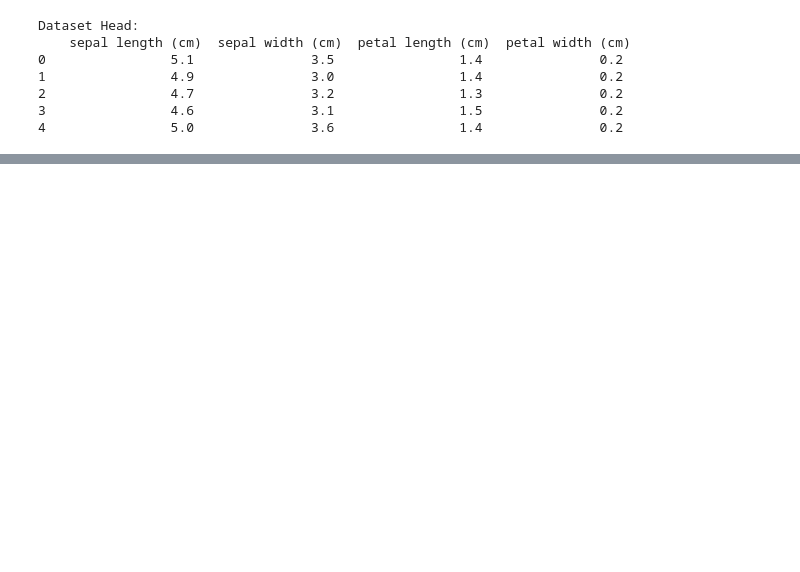
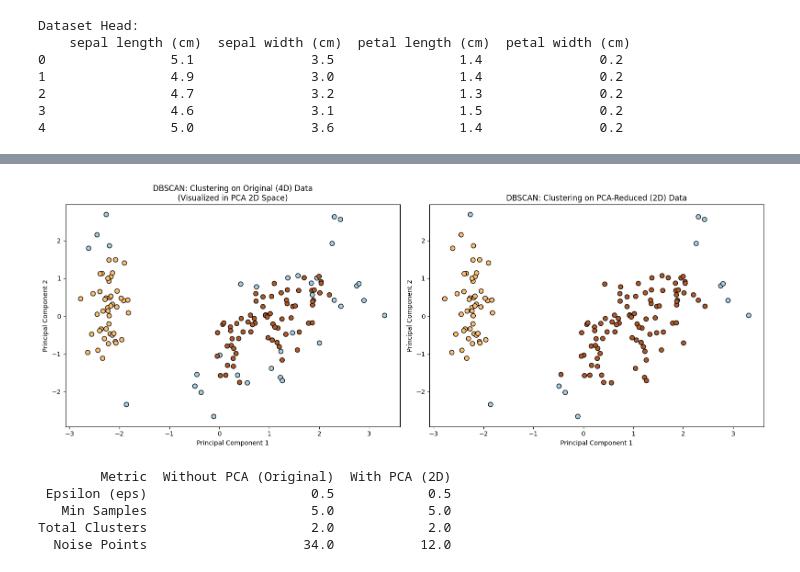
Before and after one commit to YamenObeidat/Activity-3--DBSCAN-PCA, a Jupyter notebook: Welcome_To_Colab.ipynb, the cells around one changed output, grey strips where cells are left out. Saved outputs shown, nothing was run; the diff lists cells and outputs as text; code cells hidden in the pictures; blank space fills up the shorter version.

```diff
--- a/Welcome_To_Colab.ipynb
+++ b/Welcome_To_Colab.ipynb
@@ -28,0 +53,6 @@ X_scaled = scaler.fit_transform(df)
+# %%
+dbscan_orig = DBSCAN(eps=0.5, min_samples=5)
+labels_orig = dbscan_orig.fit_predict(X_scaled)
+# %%
+dbscan_pca = DBSCAN(eps=0.5, min_samples=5)
+labels_pca = dbscan_pca.fit_predict(X_pca)
@@ -28,0 +73,34 @@ X_scaled = scaler.fit_transform(df)
+# %%
+fig, (ax1, ax2) = plt.subplots(1, 2, figsize=(16, 6))
+scatter1 = ax1.scatter(X_pca[:, 0], X_pca[:, 1], c=labels_orig, cmap='Paired', edgecolors='k', s=50)
+ax1.set_title("DBSCAN: Clustering on Original (4D) Data\n(Visualized in PCA 2D Space)")
+ax1.set_xlabel("Principal Component 1")
+ax1.set_ylabel("Principal Component 2")
+scatter2 = ax2.scatter(X_pca[:, 0], X_pca[:, 1], c=labels_pca, cmap='Paired', edgecolors='k', s=50)
+ax2.set_title("DBSCAN: Clustering on PCA-Reduced (2D) Data")
+ax2.set_xlabel("Principal Component 1")
+ax2.set_ylabel("Principal Component 2")
+plt.tight_layout()
+plt.show()
+# %% [output]
+[figure, added]
+# %%
+n_clusters_orig = len(set(labels_orig)) - (1 if -1 in labels_orig else 0)
+n_noise_orig = list(labels_orig).count(-1)
+
+n_clusters_pca = len(set(labels_pca)) - (1 if -1 in labels_pca else 0)
+n_noise_pca = list(labels_pca).count(-1)
+
+results_comparison = pd.DataFrame({
+    "Metric": ["Epsilon (eps)", "Min Samples", "Total Clusters", "Noise Points"],
+    "Without PCA (Original)": [0.5, 5, n_clusters_orig, n_noise_orig],
+    "With PCA (2D)": [0.5, 5, n_clusters_pca, n_noise_pca]
+})
+
+print(results_comparison.to_string(index=False))
+# %% [output]
+        Metric  Without PCA (Original)  With PCA (2D)
+ Epsilon (eps)                     0.5            0.5
+   Min Samples                     5.0            5.0
+Total Clusters                     2.0            2.0
+  Noise Points                    34.0           12.0
```
Also changed, not shown: parts of 5 cells of this notebook.
